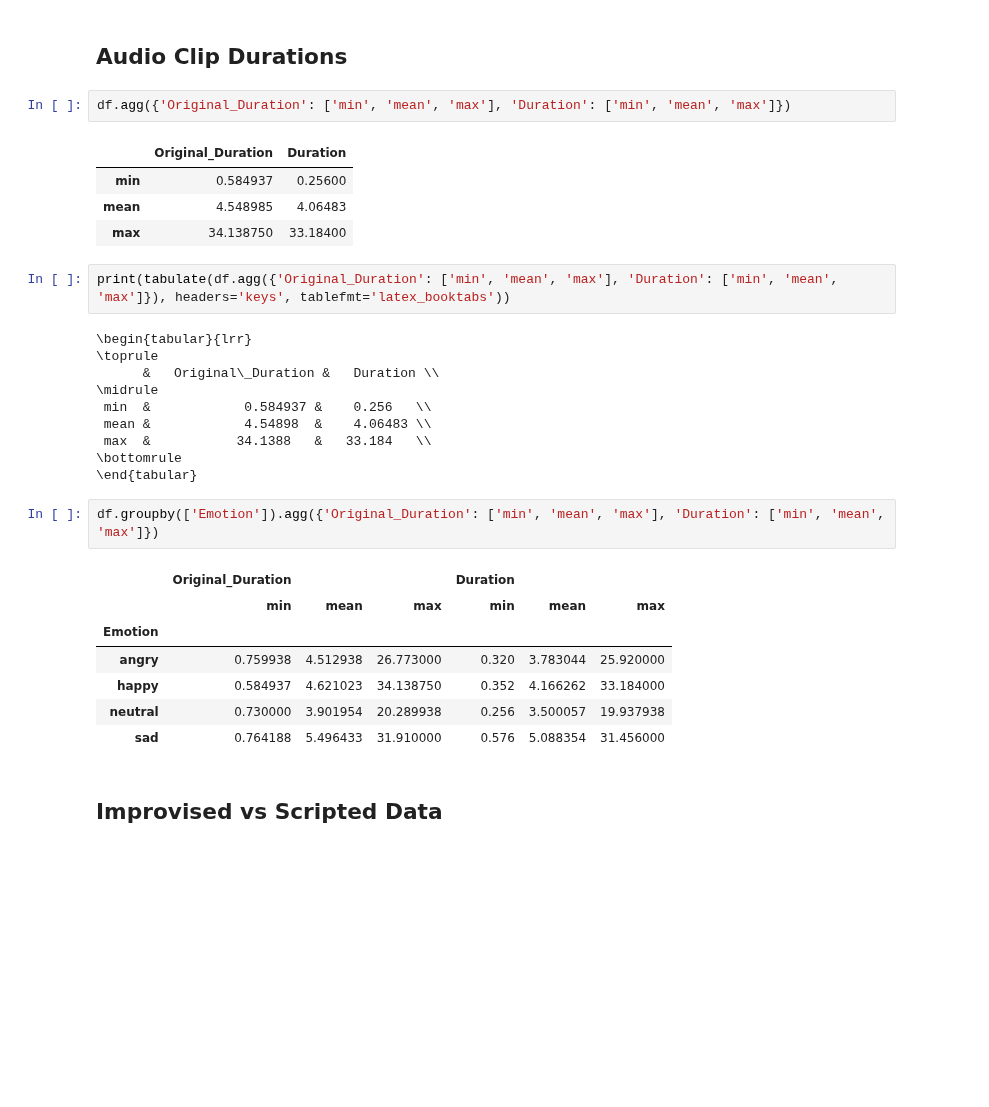
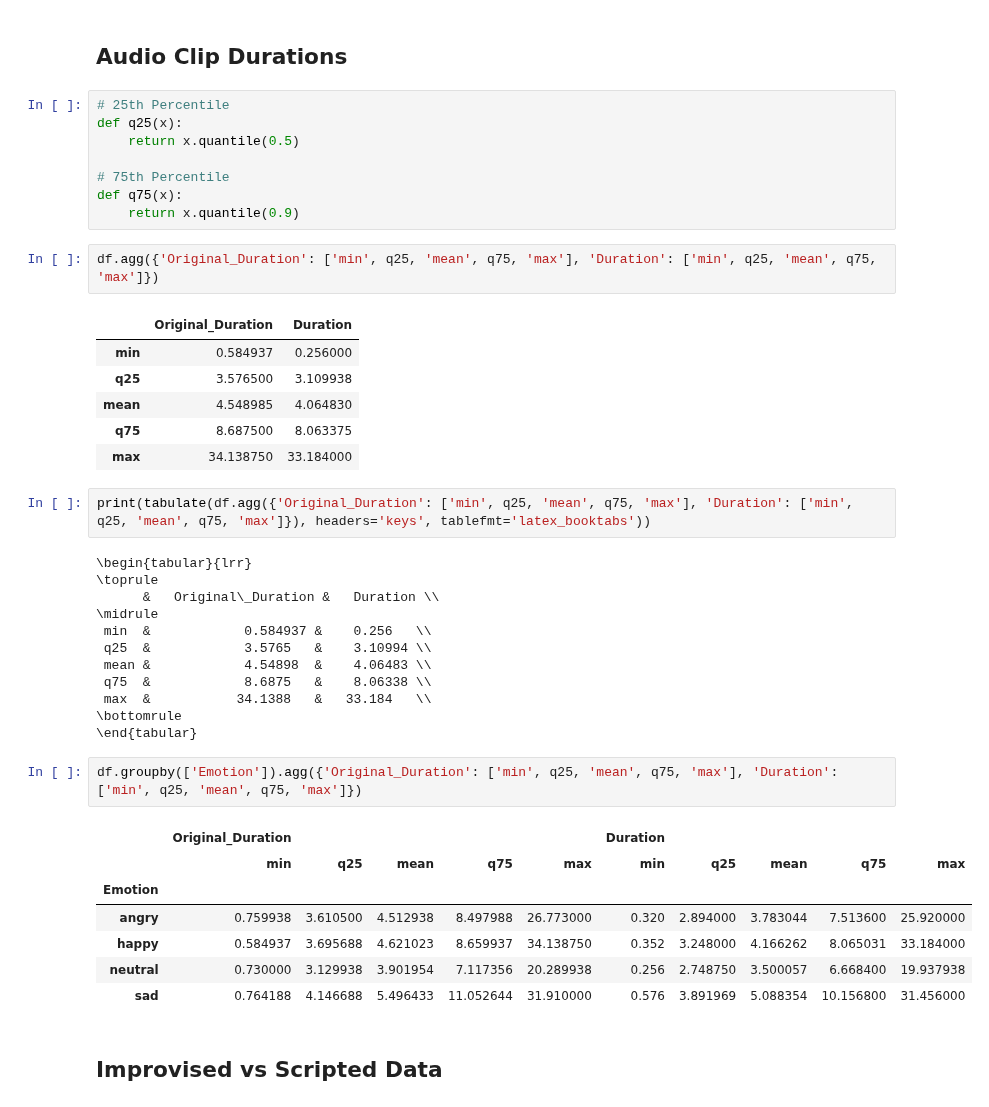
Before and after one commit to MarioCSilva/Speech_Emotion_Recognition_Thesis, a Jupyter notebook: iemocap/data/5_data_study.ipynb, the cells around one changed output. Cells and saved outputs as stored; diff of their text form; blank space fills up the shorter version.

```diff
--- a/iemocap/data/5_data_study.ipynb
+++ b/iemocap/data/5_data_study.ipynb
@@ -56,35 +56,47 @@ df.groupby(['Gender']).agg({'Gender': ['count']})
 | Male | 2882 |
 # %% [markdown]
 ## Audio Clip Durations
+# %%
+# 25th Percentile
+def q25(x):
+    return x.quantile(0.5)
+
+# 75th Percentile
+def q75(x):
+    return x.quantile(0.9)
 # %%
-df.agg({'Original_Duration': ['min', 'mean', 'max'], 'Duration': ['min', 'mean', 'max']})
+df.agg({'Original_Duration': ['min', q25, 'mean', q75, 'max'], 'Duration': ['min', q25, 'mean', q75, 'max']})
 # %% [output]
 |  | Original_Duration | Duration |
-| min | 0.584937 | 0.25600 |
-| mean | 4.548985 | 4.06483 |
-| max | 34.138750 | 33.18400 |
+| min | 0.584937 | 0.256000 |
+| q25 | 3.576500 | 3.109938 |
+| mean | 4.548985 | 4.064830 |
+| q75 | 8.687500 | 8.063375 |
+| max | 34.138750 | 33.184000 |
 # %%
-print(tabulate(df.agg({'Original_Duration': ['min', 'mean', 'max'], 'Duration': ['min', 'mean', 'max']}), headers='keys', tablefmt='latex_booktabs'))
+print(tabulate(df.agg({'Original_Duration': ['min', q25, 'mean', q75, 'max'], 'Duration': ['min', q25, 'mean', q75, 'max']}), headers='keys', tablefmt='latex_booktabs'))
 # %% [output]
 \begin{tabular}{lrr}
 \toprule
       &   Original\_Duration &   Duration \\
 \midrule
  min  &            0.584937 &    0.256   \\
+ q25  &            3.5765   &    3.10994 \\
  mean &            4.54898  &    4.06483 \\
+ q75  &            8.6875   &    8.06338 \\
  max  &           34.1388   &   33.184   \\
 \bottomrule
 \end{tabular}
 # %%
-df.groupby(['Emotion']).agg({'Original_Duration': ['min', 'mean', 'max'], 'Duration': ['min', 'mean', 'max']})
+df.groupby(['Emotion']).agg({'Original_Duration': ['min', q25, 'mean', q75, 'max'], 'Duration': ['min', q25, 'mean', q75, 'max']})
 # %% [output]
-|  | Original_Duration |  |  | Duration |  |  |
-|  | min | mean | max | min | mean | max |
-| Emotion |  |  |  |  |  |  |
-| angry | 0.759938 | 4.512938 | 26.773000 | 0.320 | 3.783044 | 25.920000 |
-| happy | 0.584937 | 4.621023 | 34.138750 | 0.352 | 4.166262 | 33.184000 |
-| neutral | 0.730000 | 3.901954 | 20.289938 | 0.256 | 3.500057 | 19.937938 |
-| sad | 0.764188 | 5.496433 | 31.910000 | 0.576 | 5.088354 | 31.456000 |
+|  | Original_Duration |  |  |  |  | Duration |  |  |  |  |
+|  | min | q25 | mean | q75 | max | min | q25 | mean | q75 | max |
+| Emotion |  |  |  |  |  |  |  |  |  |  |
+| angry | 0.759938 | 3.610500 | 4.512938 | 8.497988 | 26.773000 | 0.320 | 2.894000 | 3.783044 | 7.513600 | 25.920000 |
+| happy | 0.584937 | 3.695688 | 4.621023 | 8.659937 | 34.138750 | 0.352 | 3.248000 | 4.166262 | 8.065031 | 33.184000 |
+| neutral | 0.730000 | 3.129938 | 3.901954 | 7.117356 | 20.289938 | 0.256 | 2.748750 | 3.500057 | 6.668400 | 19.937938 |
+| sad | 0.764188 | 4.146688 | 5.496433 | 11.052644 | 31.910000 | 0.576 | 3.891969 | 5.088354 | 10.156800 | 31.456000 |
 # %% [markdown]
 ## Improvised vs Scripted Data
 # %%
```
Also changed, not shown: 32 other files.
